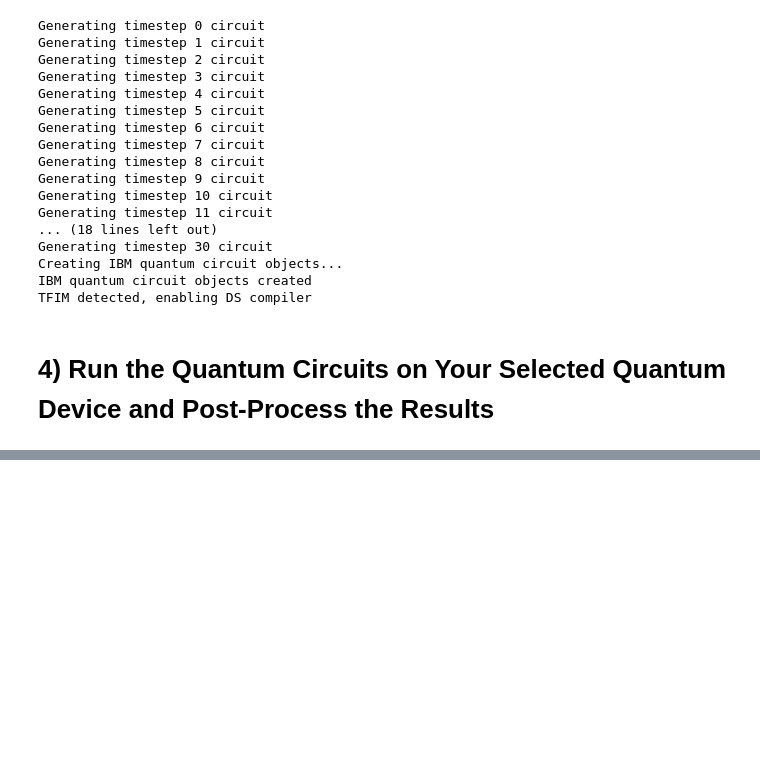
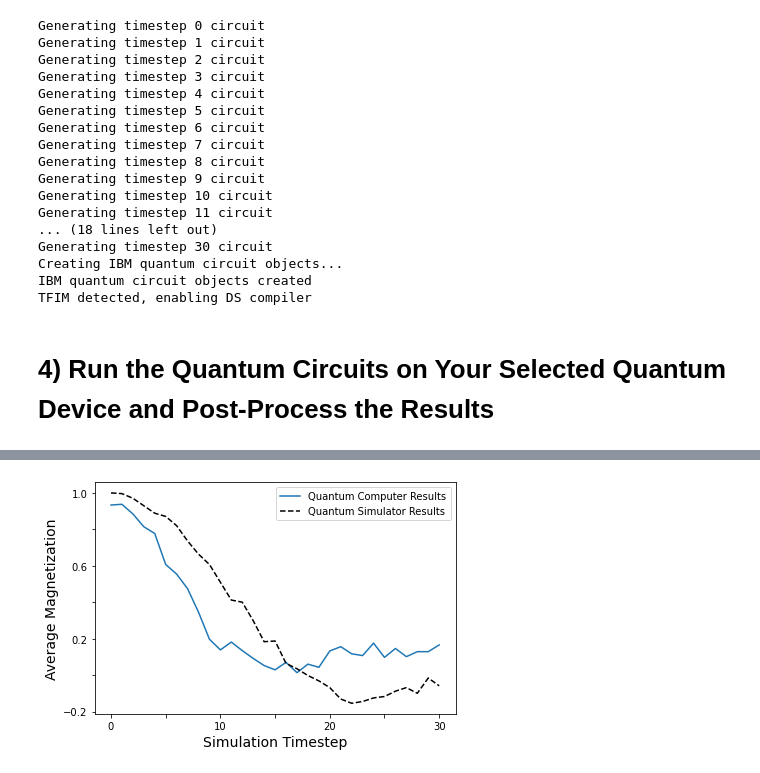
Before and after one commit to USCCACS/MISTIQS, a Jupyter notebook: examples/TFIM Demonstration.ipynb, the cells around one changed output, grey strips where cells are left out. Cells and saved outputs as stored; diff of their text form; code cells hidden in the pictures; blank space fills up the shorter version.

```diff
--- a/examples/TFIM Demonstration.ipynb
+++ b/examples/TFIM Demonstration.ipynb
@@ -61 +60,9 @@ Post-processing qubit 4 data
 Done
+# %%
+noisyresults=test_object.results()
+# %%
+object2=Heisenberg("TFIM_input_file_clean.txt")
+# %%
+object2.generate_circuits()
+object2.run_circuits()
+cleanresults=object2.results()
@@ -61,0 +89,18 @@ Done
+# %%
+fig, ax = plt.subplots()
+plt.plot(noisyresults[2,:])
+plt.plot(cleanresults[2,:],'k--')
+plt.xlabel("Simulation Timestep",fontsize=14)
+plt.ylabel("Average Magnetization",fontsize=14)
+plt.legend(["Quantum Computer Results","Quantum Simulator Results"])
+plt.tight_layout()
+every_nth = 2
+for n, label in enumerate(ax.xaxis.get_ticklabels()):
+    if (n+1) % every_nth != 0:
+        label.set_visible(False)
+every_nth = 2
+for n, label in enumerate(ax.yaxis.get_ticklabels()):
+    if (n+1) % every_nth != 0:
+        label.set_visible(False)
+# %% [output]
+[figure, added]
```
Also changed, not shown: parts of 3 cells of this notebook, 2 other files.
